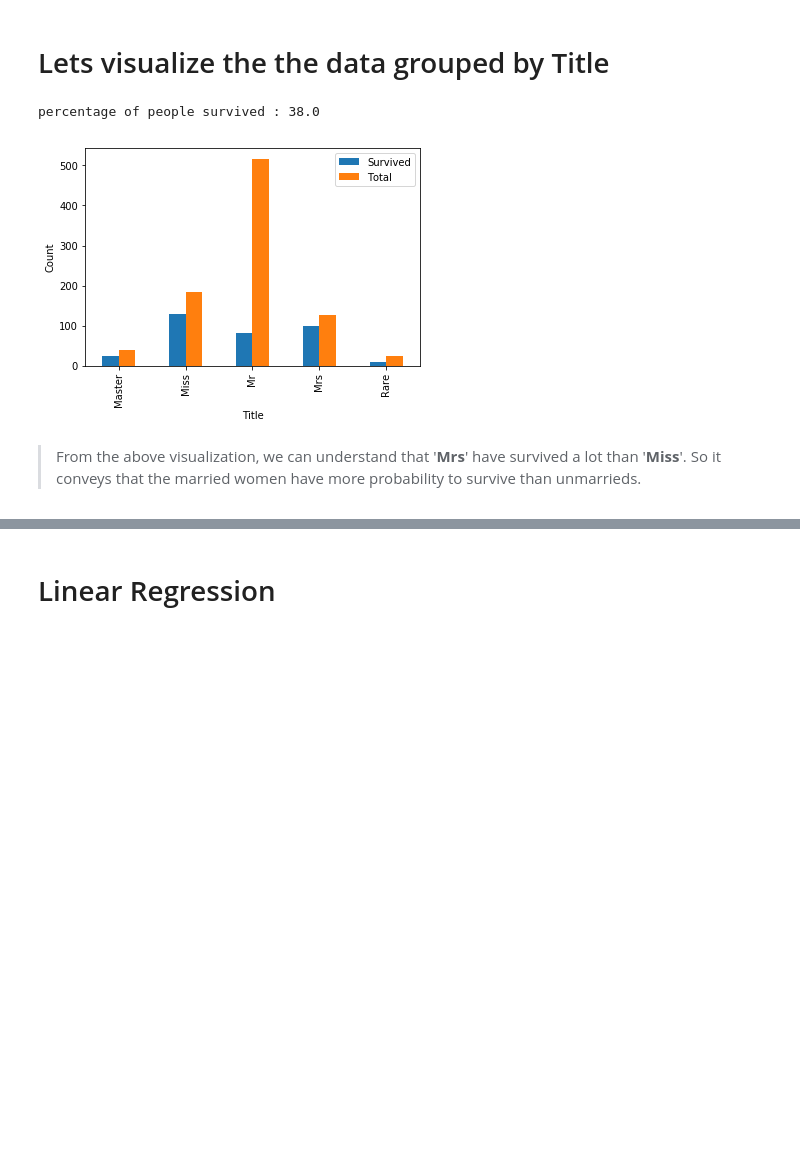
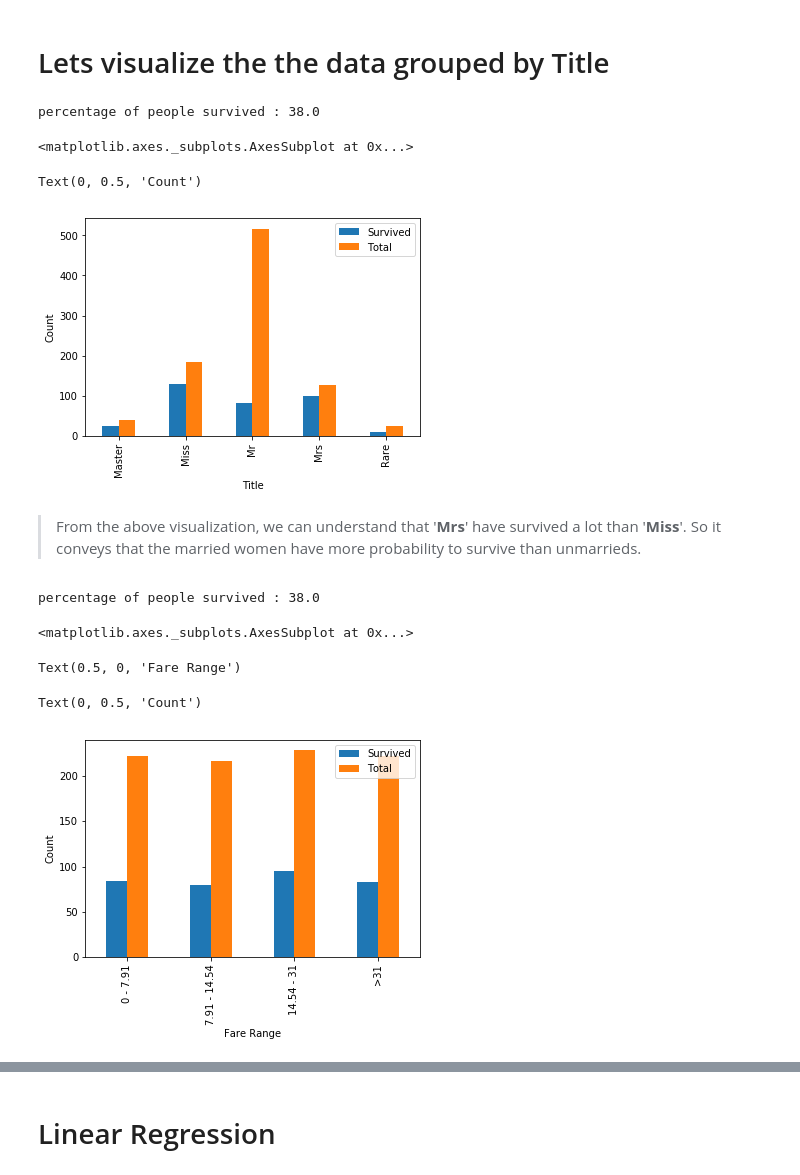
Before and after one commit to sathishkumar118/Titanic-Dataset-Solution, a Jupyter notebook: Titanic EDA NB.ipynb, the cells around one changed output, grey strips where cells are left out. Cells and saved outputs as stored; diff of their text form; code cells hidden in the pictures; blank space fills up the shorter version.

Commit message:
Included 'Cabin'

```diff
--- a/Titanic EDA NB.ipynb
+++ b/Titanic EDA NB.ipynb
@@ -33,0 +42,7 @@ Ticket         891 non-null object
+# %%
+train.Cabin = train.Cabin.fillna('R')
+train.Cabin=train.Cabin.str.extract('([A-Z])', expand=False)
+train.Cabin.unique()
+test.Cabin = test.Cabin.fillna('R')
+test.Cabin=test.Cabin.str.extract('([A-Z])', expand=False)
+test.Cabin.unique()
@@ -68,14 +109,16 @@ def data_clean(df):
     df['Title'] = df['Title'].replace('Ms', 'Miss')
     df['Title'] = df['Title'].replace('Mme', 'Mrs')
     new_y = df.Survived
-    new_X = df.drop(columns = ['Survived','Ticket','Name','Cabin'])
+    new_X = df.drop(columns = ['Survived','Ticket','Name'])
     new_X=new_X.set_index('PassengerId')
     new_X.info()
 
     return new_X,new_y
 X_train,y_train = data_clean(train)
+print("X_train - Info")
 X_train.info()
 X_test,y_test = data_clean(test)
+print("X_test - Info")
 X_test.info()
 # %% [output]
 <class 'pandas.core.frame.DataFrame'>
@@ -100,7 +143,6 @@ memory usage: 29.4+ KB
 # Filling the missing values
 # %%
 def categor_age_fare(df):
-    print(df.info())
     # fill missing values
     df.Age=df.Age.fillna(df.Age.median())
     #create bands for age
@@ -121,9 +163,14 @@ def categor_age_fare(df):
     return df
 
 X_train = categor_age_fare(X_train)
-print(X_train.info())
+print("X_train - Info")
+X_train.info()
 X_test = categor_age_fare(X_test)
-print(X_test.info())
+print("X_test - Info")
+X_test.info()
 X= pd.concat([X_train,X_test])
 train['Agegrouped']=X_train.Age
+train['Faregrouped']=X_train.Fare
+X_train=X_train.drop(columns = ['Fare'])
+X_test=X_test.drop(columns = ['Fare'])
 # %% [output]
@@ -258,7 +314,25 @@ plt.ylabel('Count')
 plt.show()
 # %% [output]
 percentage of people survived : 38.0
+<matplotlib.axes._subplots.AxesSubplot at 0x...>
+Text(0, 0.5, 'Count')
 [figure]
 # %% [markdown]
 > From the above visualization, we can understand that '**Mrs**' have survived a lot than '**Miss**'.
 > So it conveys that the married women have more probability to survive than unmarrieds.
+# %%
+# of people survived grouped by age
+print("percentage of people survived :",round(y_train.sum()/y_train.count(),2)*100)
+groupby_age = train.groupby('Faregrouped').sum().Survived.to_frame()
+groupby_age['Total'] = train.groupby('Faregrouped').count().Survived
+groupby_age.index = groupby_age.index.map({0:'0 - 7.91',1:'7.91 - 14.54',2:'14.54 - 31',3:'>31'})
+groupby_age.plot.bar()
+plt.xlabel('Fare Range')
+plt.ylabel('Count')
+plt.show()
+# %% [output]
+percentage of people survived : 38.0
+<matplotlib.axes._subplots.AxesSubplot at 0x...>
+Text(0.5, 0, 'Fare Range')
+Text(0, 0.5, 'Count')
+[figure, added]
```
Also changed, not shown: parts of 24 cells of this notebook.
